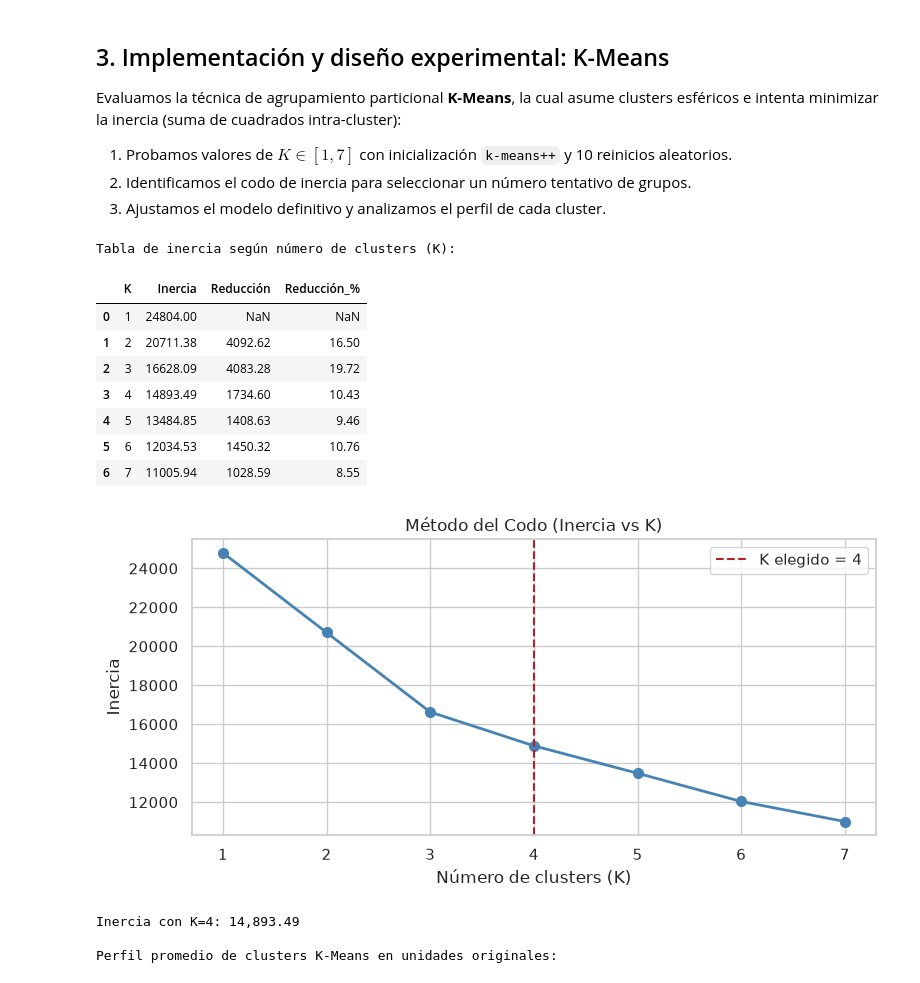
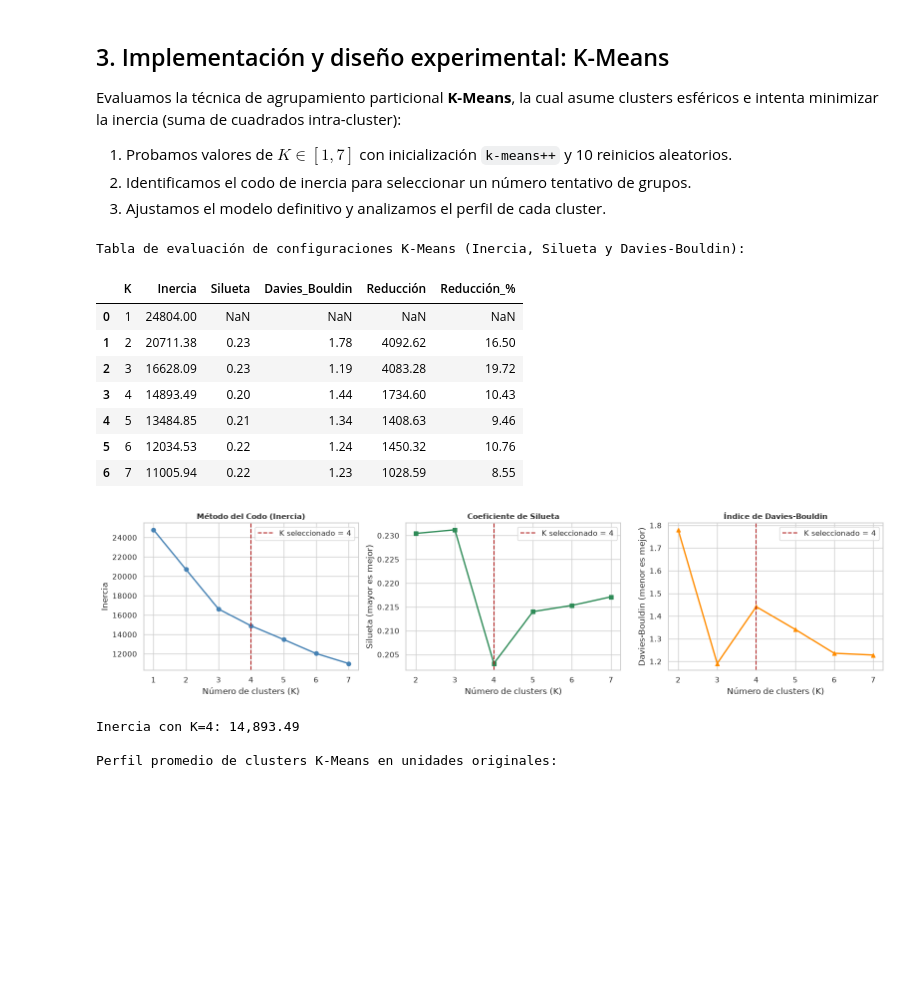
Before and after one commit to RomyUP1411/data-mining-project, a Jupyter notebook: Entrega_3/Entrega_3_Data_Hunters.ipynb, the cells around one changed output. Cells and saved outputs as stored; diff of their text form; code cells hidden in the pictures; blank space fills up the shorter version.

Commit message:
feat(Entrega_3): incorporar metricas de Silueta y Davies-Bouldin en evaluacion de K-Means

```diff
--- a/Entrega_3/Entrega_3_Data_Hunters.ipynb
+++ b/Entrega_3/Entrega_3_Data_Hunters.ipynb
@@ -126,46 +127,73 @@ Evaluamos la técnica de agrupamiento particional **K-Means**, la cual asume clu
 2. Identificamos el codo de inercia para seleccionar un número tentativo de grupos.
 3. Ajustamos el modelo definitivo y analizamos el perfil de cada cluster.
 # %%
-# Evaluación del método del codo
+# Evaluación del método del codo y métricas internas (Silueta y Davies-Bouldin)
 inercia_k = []
+sil_k = [np.nan]  # No aplica para K=1
+db_k = [np.nan]   # No aplica para K=1
 K_eval = range(1, 8)
 
 for k in K_eval:
     km = KMeans(n_clusters=k, init="k-means++", n_init=10, random_state=42)
-    km.fit(X_std)
+    labels = km.fit_predict(X_std)
     inercia_k.append(km.inertia_)
+    if k > 1:
+        sil_k.append(silhouette_score(X_std, labels))
+        db_k.append(davies_bouldin_score(X_std, labels))
 
 df_codo = pd.DataFrame({
     "K": list(K_eval),
-    "Inercia": inercia_k
+    "Inercia": inercia_k,
+    "Silueta": sil_k,
+    "Davies_Bouldin": db_k
 })
 df_codo["Reducción"] = df_codo["Inercia"].diff().abs()
 df_codo["Reducción_%"] = (df_codo["Reducción"] / df_codo["Inercia"].shift(1)) * 100
 
-print("Tabla de inercia según número de clusters (K):")
-display(df_codo.round(2))
+print("Tabla de evaluación de configuraciones K-Means (Inercia, Silueta y Davies-Bouldin):")
+display(df_codo.round(4))
 
-# Gráfico del codo
-plt.figure(figsize=(8, 4))
-plt.plot(df_codo["K"], df_codo["Inercia"], marker="o", color="steelblue", linewidth=2, markersize=7)
-plt.axvline(x=4, color="firebrick", linestyle="--", label="K elegido = 4")
-plt.title("Método del Codo (Inercia vs K)", fontsize=12)
-plt.xlabel("Número de clusters (K)")
-plt.ylabel("Inercia")
-plt.legend()
+# Gráficos de evaluación: Codo de Inercia, Silueta y Davies-Bouldin
+fig, axes = plt.subplots(1, 3, figsize=(16, 4))
+
+# 1. Inercia (Codo)
+axes[0].plot(df_codo["K"], df_codo["Inercia"], marker="o", color="steelblue", linewidth=2, markersize=6)
+axes[0].axvline(x=4, color="firebrick", linestyle="--", label="K seleccionado = 4")
+axes[0].set_title("Método del Codo (Inercia)", fontsize=11, fontweight="bold")
+axes[0].set_xlabel("Número de clusters (K)")
+axes[0].set_ylabel("Inercia")
+axes[0].legend()
+
+# 2. Silueta
+df_sil = df_codo.dropna(subset=["Silueta"])
+axes[1].plot(df_sil["K"], df_sil["Silueta"], marker="s", color="seagreen", linewidth=2, markersize=6)
+axes[1].axvline(x=4, color="firebrick", linestyle="--", label="K seleccionado = 4")
+axes[1].set_title("Coeficiente de Silueta", fontsize=11, fontweight="bold")
+axes[1].set_xlabel("Número de clusters (K)")
+axes[1].set_ylabel("Silueta (mayor es mejor)")
+axes[1].legend()
+
+# 3. Davies-Bouldin
+axes[2].plot(df_sil["K"], df_sil["Davies_Bouldin"], marker="^", color="darkorange", linewidth=2, markersize=6)
+axes[2].axvline(x=4, color="firebrick", linestyle="--", label="K seleccionado = 4")
+axes[2].set_title("Índice de Davies-Bouldin", fontsize=11, fontweight="bold")
+axes[2].set_xlabel("Número de clusters (K)")
+axes[2].set_ylabel("Davies-Bouldin (menor es mejor)")
+axes[2].legend()
+
 plt.tight_layout()
 plt.show()
 # %% [output]
-Tabla de inercia según número de clusters (K):
+Tabla de evaluación de configuraciones K-Means (Inercia, Silueta y Davies-Bouldin):
-|  | K | Inercia | Reducción | Reducción_% |
-| 0 | 1 | 24804.00 | NaN | NaN |
-| 1 | 2 | 20711.38 | 4092.62 | 16.50 |
-| 2 | 3 | 16628.09 | 4083.28 | 19.72 |
-| 3 | 4 | 14893.49 | 1734.60 | 10.43 |
-| 4 | 5 | 13484.85 | 1408.63 | 9.46 |
-| 5 | 6 | 12034.53 | 1450.32 | 10.76 |
-| 6 | 7 | 11005.94 | 1028.59 | 8.55 |
+|  | K | Inercia | Silueta | Davies_Bouldin | Reducción | Reducción_% |
+| 0 | 1 | 24804.00 | NaN | NaN | NaN | NaN |
+| 1 | 2 | 20711.38 | 0.23 | 1.78 | 4092.62 | 16.50 |
+| 2 | 3 | 16628.09 | 0.23 | 1.19 | 4083.28 | 19.72 |
+| 3 | 4 | 14893.49 | 0.20 | 1.44 | 1734.60 | 10.43 |
+| 4 | 5 | 13484.85 | 0.21 | 1.34 | 1408.63 | 9.46 |
+| 5 | 6 | 12034.53 | 0.22 | 1.24 | 1450.32 | 10.76 |
+| 6 | 7 | 11005.94 | 0.22 | 1.23 | 1028.59 | 8.55 |
-[figure, old version]
+[figure, new version]
 # %%
 # Ajustamos el modelo con K=4
 k_elegido = 4
```
Also changed, not shown: parts of 3 cells of this notebook.
